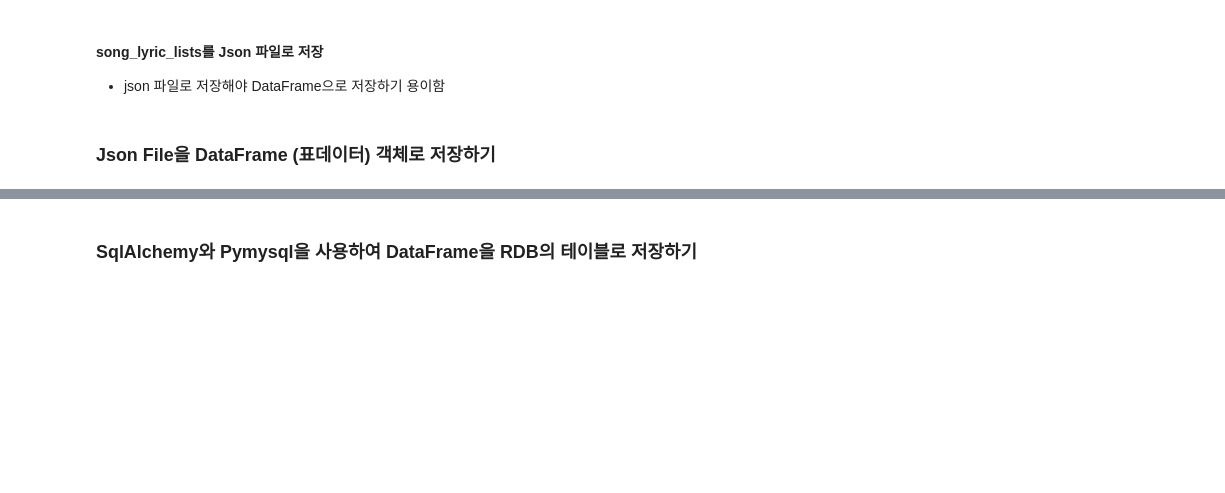
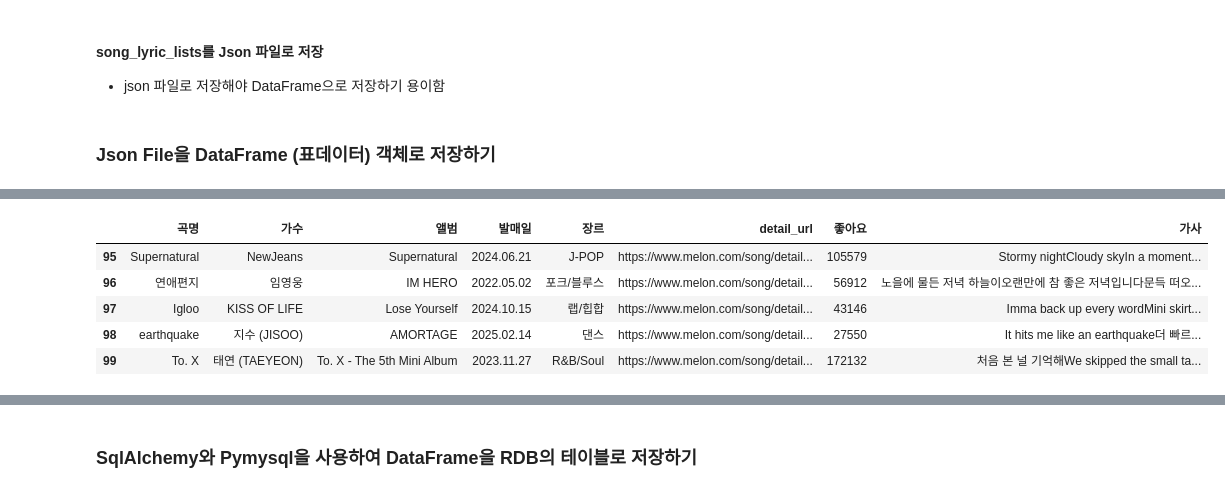
Before and after one commit to mjhkl77/python_Webscraping_Analysis, a Jupyter notebook: 04.Melon100차트_데이터파싱_DB저장.ipynb, the cells around one changed output, grey strips where cells are left out. Saved outputs shown, nothing was run; the diff lists cells and outputs as text; code cells hidden in the pictures; blank space fills up the shorter version.

```diff
--- a/04.Melon100차트_데이터파싱_DB저장.ipynb
+++ b/04.Melon100차트_데이터파싱_DB저장.ipynb
@@ -64,0 +185,9 @@ headers = {
+# %%
+song_df.tail()
+# %% [output]
+|  | 곡명 | 가수 | 앨범 | 발매일 | 장르 | detail_url | 좋아요 | 가사 |
+| 95 | Supernatural | NewJeans | Supernatural | 2024.06.21 | J-POP | https://www.melon.com/song/detail... | 105579 | Stormy nightCloudy skyIn a moment... |
+| 96 | 연애편지 | 임영웅 | IM HERO | 2022.05.02 | 포크/블루스 | https://www.melon.com/song/detail... | 56912 | 노을에 물든 저녁 하늘이오랜만에 참 좋은 저녁입니다문득 떠오... |
+| 97 | Igloo | KISS OF LIFE | Lose Yourself | 2024.10.15 | 랩/힙합 | https://www.melon.com/song/detail... | 43146 | Imma back up every wordMini skirt... |
+| 98 | earthquake | 지수 (JISOO) | AMORTAGE | 2025.02.14 | 댄스 | https://www.melon.com/song/detail... | 27550 | It hits me like an earthquake더 빠르... |
+| 99 | To. X | 태연 (TAEYEON) | To. X - The 5th Mini Album | 2023.11.27 | R&B/Soul | https://www.melon.com/song/detail... | 172132 | 처음 본 널 기억해We skipped the small ta... |
```
Also changed, not shown: parts of 26 cells of this notebook, 35 other files.
